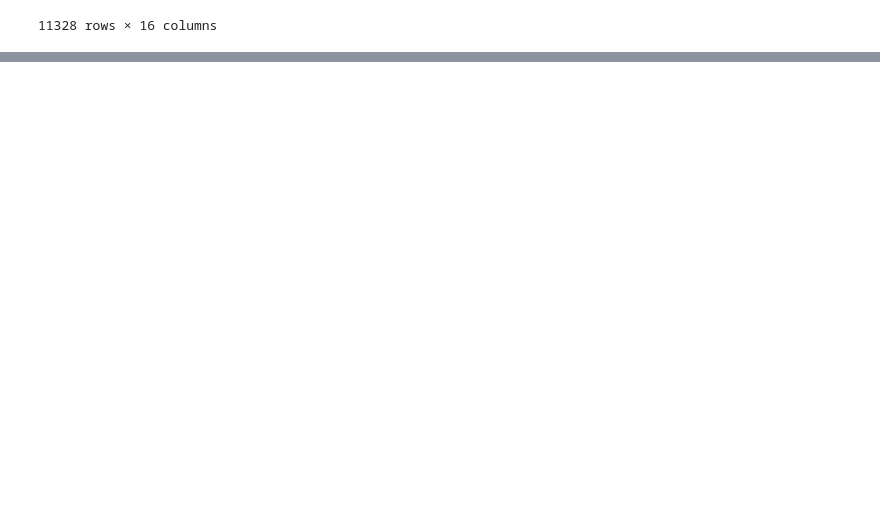
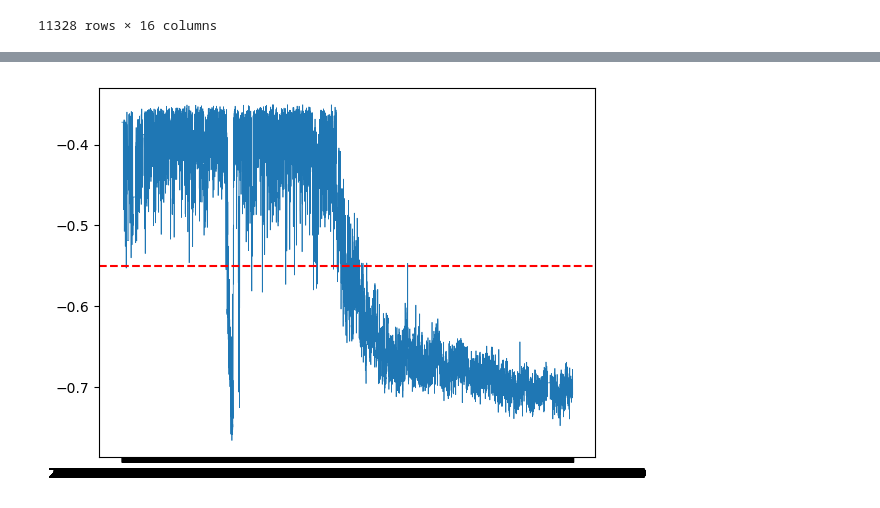
Before and after one commit to justforprogramming07-code/shm-anomaly-detection, a Jupyter notebook: nbs/02_isolation_forest.ipynb, the cells around one changed output, grey strips where cells are left out. Drawn from its saved outputs; the diff is of its cells as text; code cells hidden in the pictures; blank space fills up the shorter version.

```diff
--- a/nbs/02_isolation_forest.ipynb
+++ b/nbs/02_isolation_forest.ipynb
@@ -387,0 +140,11 @@ import nbdev; nbdev.nbdev_export()
+# %%
+from sklearn.ensemble import IsolationForest
+
+model = IsolationForest(
+    n_estimators=100,
+    max_samples=256,
+    contamination=0.1,
+    random_state=42
+)
+
+model.fit(X)
@@ -387,0 +153,7 @@ import nbdev; nbdev.nbdev_export()
+# %%
+X_full_freq = df[["f3", "f5", "f6", "f9", "f10", "f11", "f12", "f13"]]
+
+# Get anomaly scores for every point
+# more negative = more anomalous in sklearn's convention
+scores = model.score_samples(X_full_freq)
+print(scores)
@@ -387,0 +163,8 @@ import nbdev; nbdev.nbdev_export()
+# %%
+# Get labels — sklearn returns -1 for anomaly, 1 for normal
+labels = model.predict(X_full_freq)
+# %%
+# Put it all together
+results = pd.DataFrame(X_full_freq, columns=["f3", "f5", "f6", "f9", "f10", "f11", "f12", "f13"])
+results['anomaly_score'] = scores
+results['label'] = labels
@@ -387,0 +207,6 @@ import nbdev; nbdev.nbdev_export()
+# %%
+plt.plot(results.index, results['anomaly_score'], linewidth=0.5)
+plt.axhline(y=-0.55, color='red', linestyle='--', label='threshold')
+plt.show()
+# %% [output]
+[figure, added]
```
Also changed, not shown: parts of 47 cells of this notebook, 1 other file.
